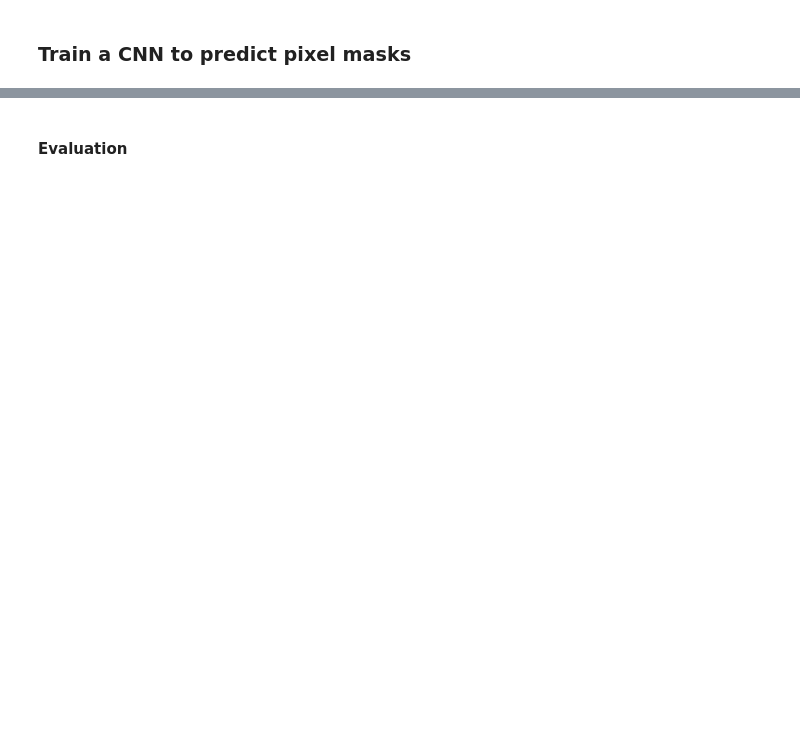
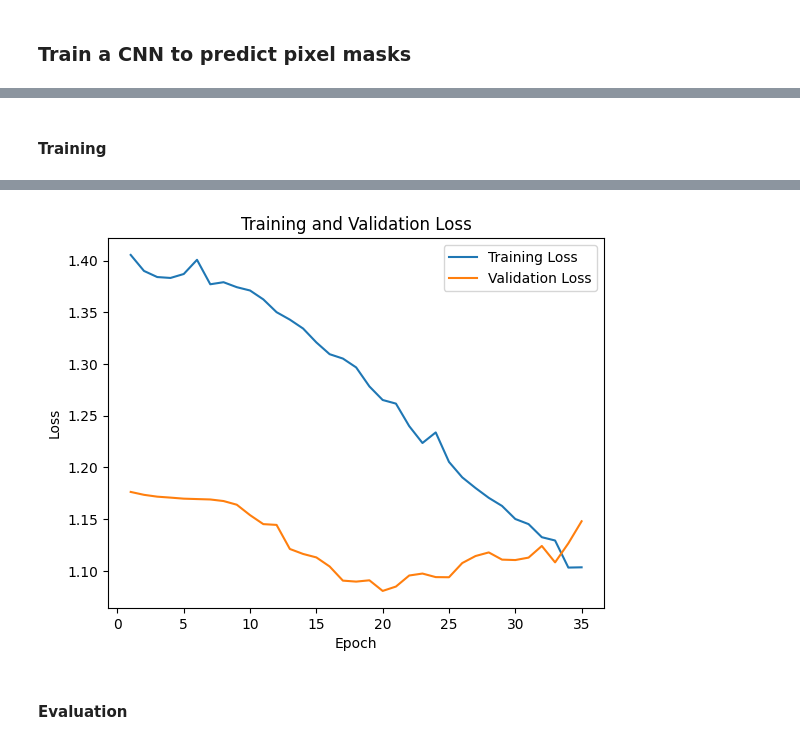
Before and after one commit to Ode-PBLLC/aquarry, a Jupyter notebook: mine_mapping.ipynb, the cells around one changed output, grey strips where cells are left out. Saved outputs shown, nothing was run; the diff lists cells and outputs as text; code cells hidden in the pictures; blank space fills up the shorter version.

```diff
--- a/mine_mapping.ipynb
+++ b/mine_mapping.ipynb
@@ -1759,0 +2076,8 @@ print(len(train_embs_with_polys1617))
+# %%
+cnn_train_data = EmbeddingRasterDataset(train_embs_array15_17, train_raster_array15_17)
+
+print(cnn_train_data.embeddings.shape)
+print(cnn_train_data.rasters.shape)
+print(test_raster_array15_17.shape)
+
+cnn_val_data = EmbeddingRasterDataset(test_embs_array15_17, test_raster_array15_17)
@@ -1785,17 +2121,17 @@ print(test_raster_array1617.shape)
 valid_indices = []
 
 # Iterate through each 256x256 slice in 'array'
-for i in range(train_raster_array1617.shape[0]):
-    if np.sum(train_raster_array1617[i]) >= 65:
+for i in range(train_raster_array15_17.shape[0]):
+    if np.sum(train_raster_array15_17[i]) >= 40:
         valid_indices.append(i)
 
 # Convert valid_indices to numpy array (optional)
 valid_indices = np.array(valid_indices)
 
 # Filter 'array' and 'train_embs_array' using valid_indices
-filtered_raster_array = train_raster_array1617[valid_indices]
-filtered_train_embs_array = train_embs_array1617[valid_indices]
-filtered_train_embs_with_polys = train_embs_with_polys1617.iloc[valid_indices]
+filtered_raster_array = train_raster_array15_17[valid_indices]
+filtered_train_embs_array = train_embs_array15_17[valid_indices]
+filtered_train_embs_with_polys = train_embs_with_polys15_17.iloc[valid_indices]
 
 print("Shape of filtered array:", filtered_raster_array.shape)
 print("Shape of filtered train_embs_array:", filtered_train_embs_array.shape)
@@ -1805,4 +2141,4 @@ cnn_train_data = EmbeddingRasterDataset(filtered_train_embs_array, filtered_rast
 
 print(cnn_train_data.embeddings.shape)
 print(cnn_train_data.rasters.shape)
-print(test_raster_array.shape)
+print(test_raster_array15_17.shape)
@@ -1809,3 +2151,5 @@ print(test_raster_array.shape)
+# %% [markdown]
+#### Training
 # %%
 from torch.utils.data import DataLoader
 import torch.optim as optim
@@ -1815,17 +2159,19 @@ import torch.nn as nn
 device = torch.device('cuda' if torch.cuda.is_available() else 'cpu')
 
 # Assuming embeddings and rasters are numpy arrays of shape (num_samples, 1024) and (num_samples, 256, 256)
-dataloader = DataLoader(cnn_train_data, batch_size=10, shuffle=True)
+dataloader = DataLoader(cnn_train_data, batch_size=8, shuffle=True)
+validation_dataloader = DataLoader(cnn_val_data, batch_size=16, shuffle=False)
 
 # Initialize model, loss, and optimizer
 model = EmbeddingToRasterCNN().to(device)
 num_positives = cnn_train_data.rasters.sum()
 num_negatives = cnn_train_data.rasters.size - num_positives  # Total pixels - positives
-#class_weight = min(num_negatives / num_positives, 100)  # Cap the weight
-class_weight = (num_negatives / num_positives) / 2
+#class_weight = min(num_negatives / num_positives, 200)  # Cap the weight
+class_weight = (num_negatives / num_positives)
 print(class_weight)
 criterion = nn.BCEWithLogitsLoss(pos_weight=torch.tensor([class_weight]).to(device))
-optimizer = optim.Adam(model.parameters(), lr=0.001)
+optimizer = optim.Adam(model.parameters(), lr=0.0005)
+scheduler = torch.optim.lr_scheduler.StepLR(optimizer, step_size=5, gamma=0.9)
 
 def init_weights(m):
     if isinstance(m, nn.ConvTranspose2d) or isinstance(m, nn.Linear):
@@ -1835,14 +2181,11 @@ def init_weights(m):
 
 model.apply(init_weights)
 
-
 # Debugging
 torch.autograd.set_detect_anomaly(False)
-
 def check_for_nans(module, input, output):
     print(f"Checking {module}")
     print(f"Output has NaNs? {torch.isnan(output).any()}")
-
 hooks = []
 for layer in model.modules():
     hook = layer.register_forward_hook(check_for_nans)
@@ -1851,9 +2194,11 @@ for layer in model.modules():
 for hook in hooks:
     hook.remove()
 
+
+# Training loop
 losses = []
-# Training loop
-epochs = 30
+val_losses = []
+epochs = 35
 for epoch in range(epochs):
     model.train()
     total_loss = 0
@@ -1886,18 +2231,39 @@ for epoch in range(epochs):
 
         # Logging batch loss
         #print(f"Epoch {epoch + 1}, Batch {batch_idx + 1}/{len(dataloader)}, Loss: {loss.item()}")
-
-        #for name, param in model.named_parameters():
-        #    if param.requires_grad:
-        #        print(f"{name}: max={param.data.max()}, min={param.data.min()}, grad_max={param.grad.max()}, grad_min={param.grad.min()}")
-
-
     # Logging epoch loss
     print(f"Epoch {epoch + 1}/{epochs}, Avg Loss: {total_loss / len(dataloader)}")
     losses.append(total_loss/len(dataloader))
 
+    # Validation
+    model.eval()
+    total_val_loss = 0
+    with torch.no_grad():  # Disable gradient calculation for validation
+        for val_embeddings_batch, val_rasters_batch in validation_dataloader:
+            # Move data to device
+            val_embeddings_batch = val_embeddings_batch.to(device)
+            val_rasters_batch = val_rasters_batch.to(device)
+
+            # Forward pass
+            val_outputs = model(val_embeddings_batch)
+
+            # Compute loss
+            val_outputs = torch.clamp(val_outputs, min=-3, max=3)  # Prevent extreme values
+            val_loss = criterion(val_outputs, val_rasters_batch.unsqueeze(1))  # Add channel dimension
+            total_val_loss += val_loss.item()
+    # Calculate and log validation loss
+    avg_val_loss = total_val_loss / len(validation_dataloader)
+    val_losses.append(avg_val_loss)
+    print(f"Epoch {epoch + 1}/{epochs}, Avg Validation Loss: {avg_val_loss:.4f}")
+
 
 import matplotlib.pyplot as plt
-epochs_x = np.linspace(1, epochs, epochs)
-plt.plot(epochs_x, losses)
+epochs_x = np.arange(1, epochs + 1)
+plt.plot(epochs_x, losses, label='Training Loss')
+plt.plot(epochs_x, val_losses, label='Validation Loss')
+plt.xlabel('Epoch')
+plt.ylabel('Loss')
+plt.title('Training and Validation Loss')
+plt.legend()
 plt.show()
+# %% [output]
@@ -1904,3 +2287,4 @@ plt.show()
+[figure, added]
 # %% [markdown]
 #### Evaluation
 # %%
```
Also changed, not shown: parts of 179 cells of this notebook.
